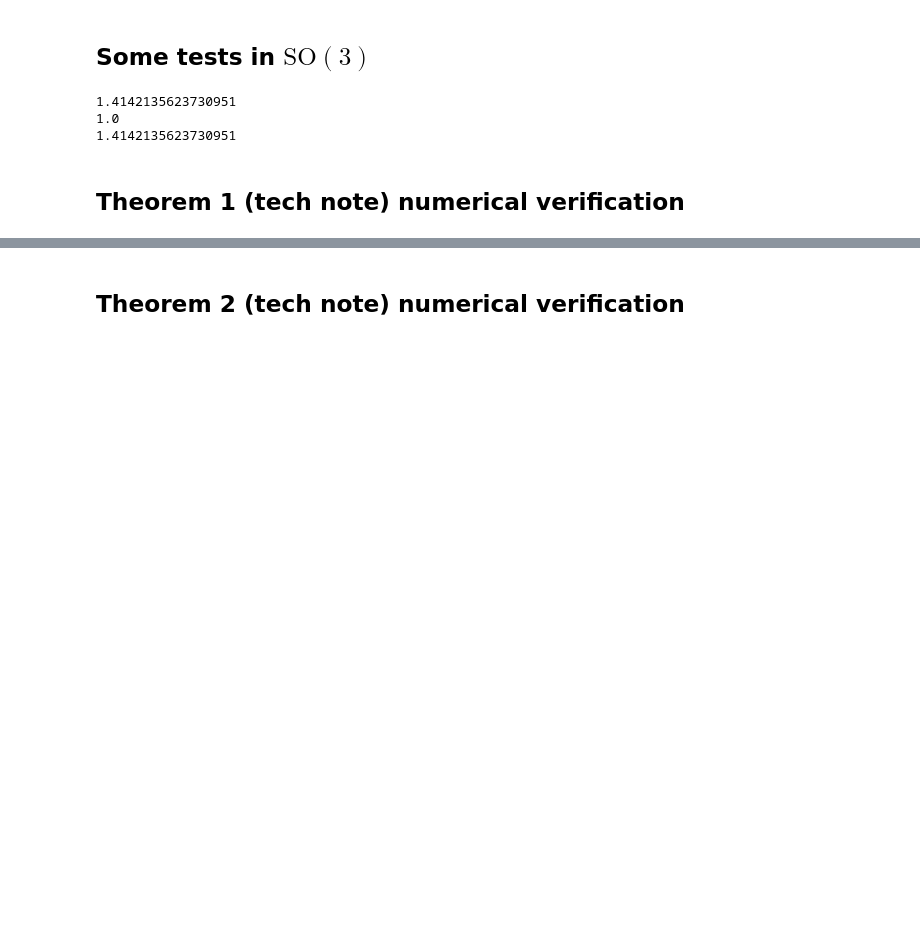
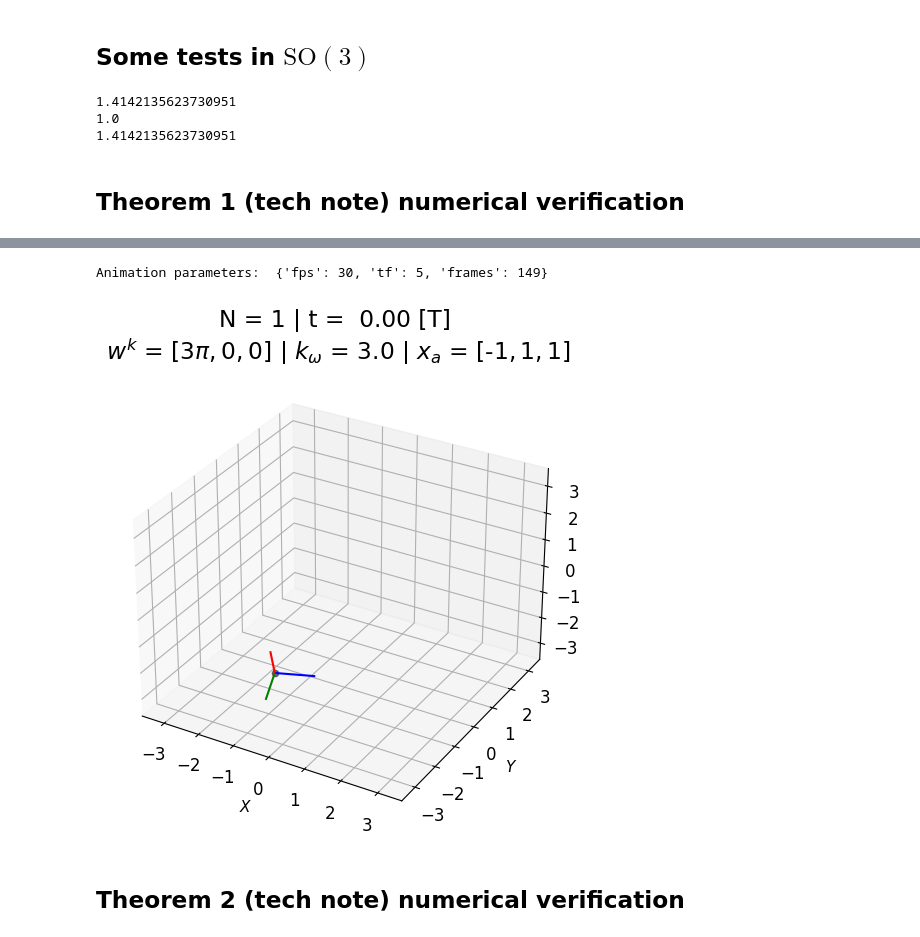
Before and after one commit to jesusBV20/source_seeking_3D, a Jupyter notebook: _simple_heading_control.ipynb, the cells around one changed output, grey strips where cells are left out. Drawn from its saved outputs; the diff is of its cells as text; code cells hidden in the pictures; blank space fills up the shorter version.

```diff
--- a/_simple_heading_control.ipynb
+++ b/_simple_heading_control.ipynb
@@ -118,3 +120,12 @@ sim_frame.plot_article_figure(lims=[-3.5,3.5])
+# %%
+fps = 30
+
+sim_frame.dt = 1/fps
+sim_frame.numerical_simulation()
+sim_frame.generate_animation(OUTPUT_FOLDER, lims=[-3.5,3.5], gif=True, fps=fps)
+# %% [output]
+Animation parameters:  {'fps': 30, 'tf': 5, 'frames': 149}
+[figure, added]
 # %% [markdown]
 ## Theorem 2 (tech note) numerical verification
 # %%
```
Also changed, not shown: parts of 7 cells of this notebook, 4 other files.
